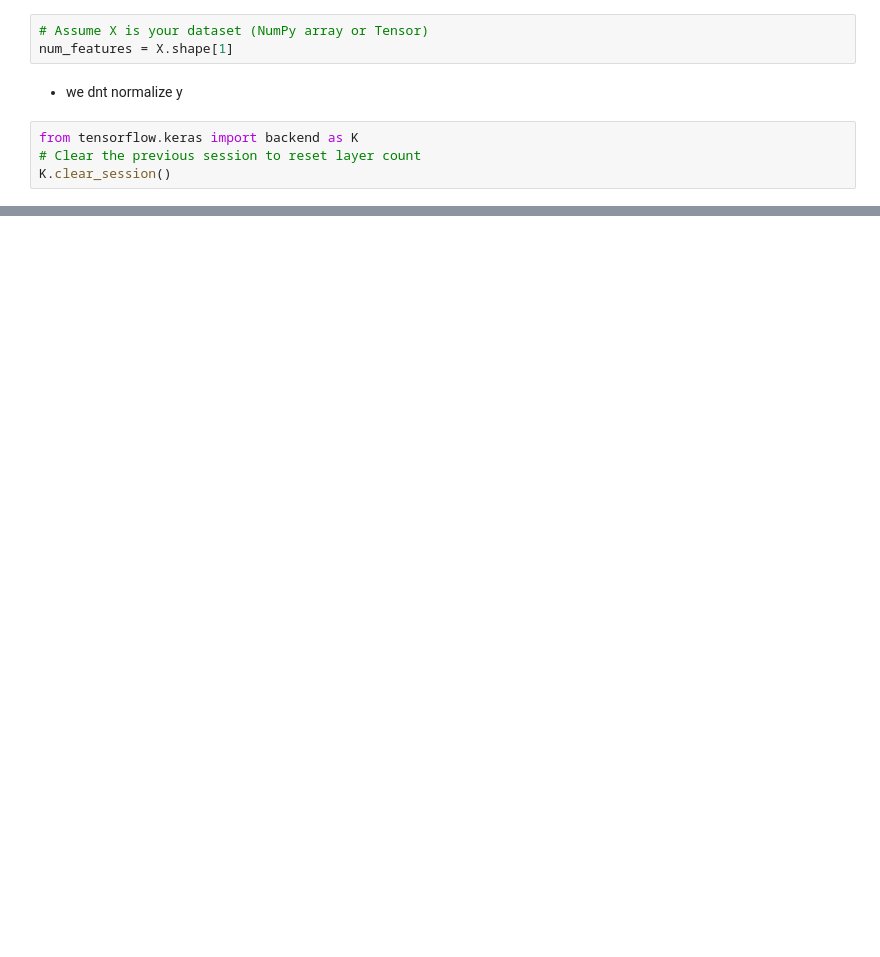
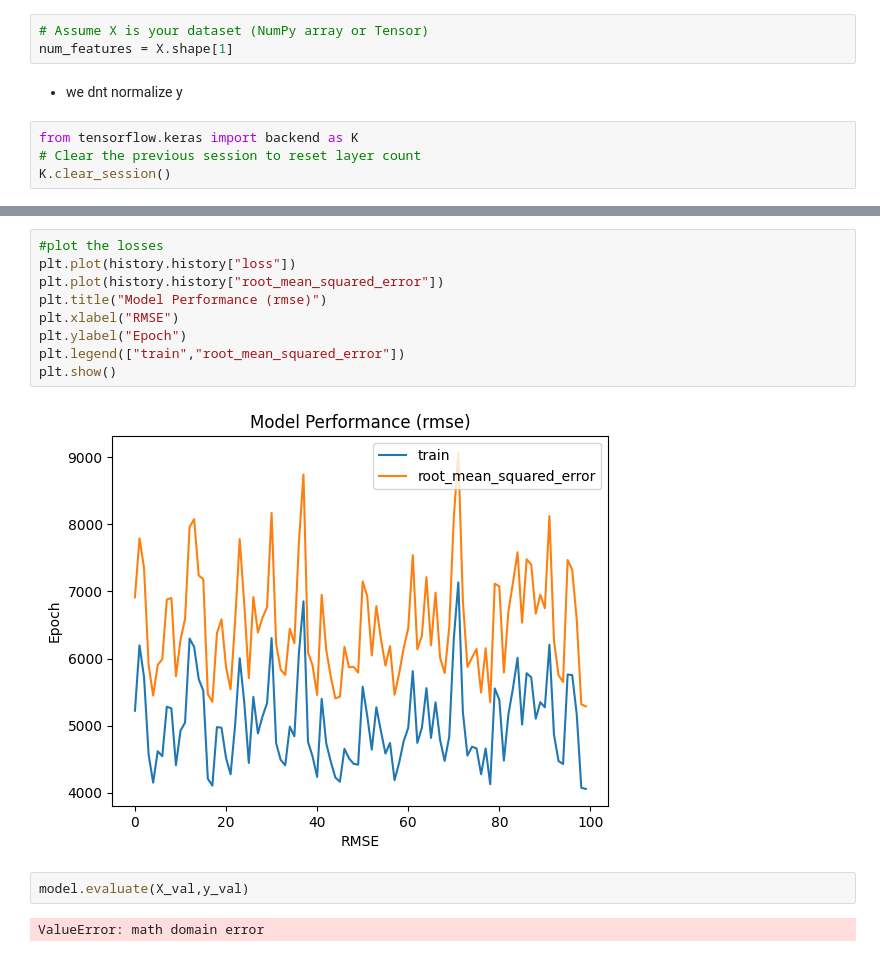
Before and after one commit to akankshakusf/Deep-Learning-Projects, a Jupyter notebook: Tensor Flow -Linear Regression/Linear_Regression_for_Predicting_Price_of_second.ipynb, the cells around one changed output, grey strips where cells are left out. Drawn from its saved outputs; the diff is of its cells as text; blank space fills up the shorter version.

```diff
--- a/Tensor Flow -Linear Regression/Linear_Regression_for_Predicting_Price_of_second.ipynb
+++ b/Tensor Flow -Linear Regression/Linear_Regression_for_Predicting_Price_of_second.ipynb
@@ -212,0 +389,15 @@ tf.keras.utils.plot_model(
+# %%
+#plot the losses
+plt.plot(history.history["loss"])
+plt.plot(history.history["root_mean_squared_error"])
+plt.title("Model Performance (rmse)")
+plt.xlabel("RMSE")
+plt.ylabel("Epoch")
+plt.legend(["train","root_mean_squared_error"])
+plt.show()
+# %% [output]
+[figure, added]
+# %%
+model.evaluate(X_val,y_val)
+# %% [output]
+ValueError: math domain error
```
Also changed, not shown: parts of 26 cells of this notebook.
